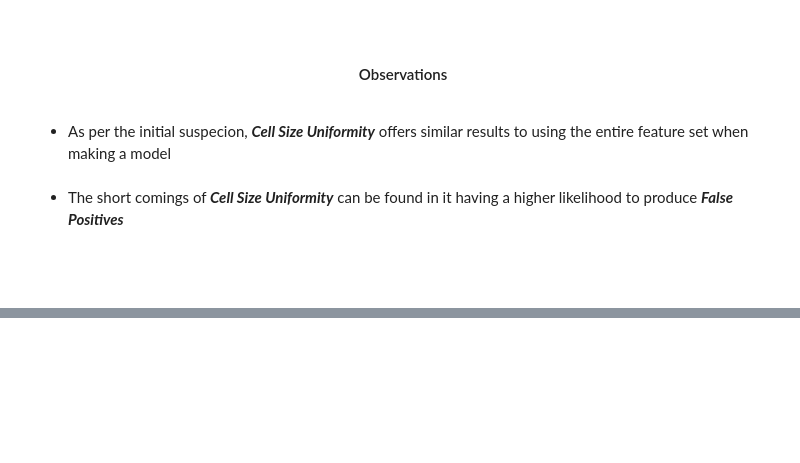
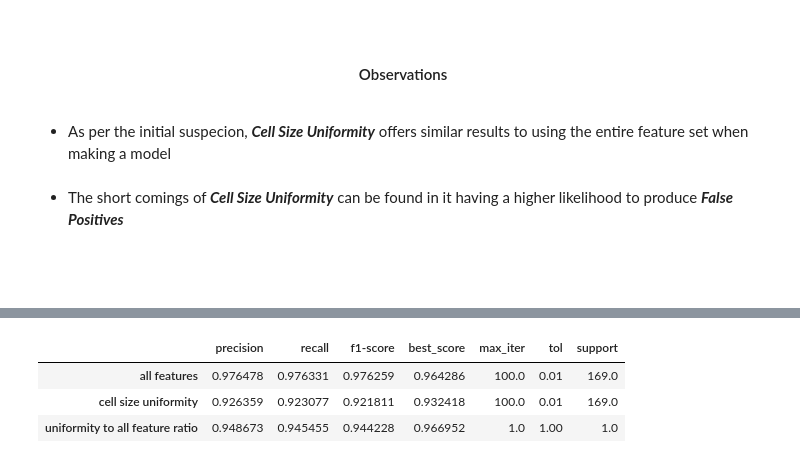
Before and after one commit to MondeAnna/predicting-breast-cancer, a Jupyter notebook: notebooks/predict_breast_cancer.ipynb, the cells around one changed output, grey strips where cells are left out. Saved outputs shown, nothing was run; the diff lists cells and outputs as text; code cells hidden in the pictures; blank space fills up the shorter version.

Commit message:
feat (metrics): measure precision, recall, f-1 and cross-validate

```diff
--- a/notebooks/predict_breast_cancer.ipynb
+++ b/notebooks/predict_breast_cancer.ipynb
@@ -693,0 +724,40 @@ plt.show()
+# %%
+def get_optimal_values(model, X_test, y_test):
+    best_score = model.best_score_
+    best_params = model.best_params_
+    prediction = model.predict(X_test)
+
+    classifications = classification_report(
+        y_test,
+        prediction,
+        output_dict=True
+    )
+
+    return {
+        "best_score": best_score,
+        **best_params,
+        **classifications["weighted avg"],
+    }
+# %%
+optimal_model_values = {}
+
+training_sets = [
+    ("all features", X_all_train, X_all_test, y_all_train, y_all_test),
+    ("cell size uniformity", X_uniformity_train, X_uniformity_test, y_uniformity_train, y_uniformity_test)
+]
+
+for name, X_train, X_test, y_train, y_test in training_sets:
+    model = get_trained_grid_model(X_train, y_train)
+    optimal_model_values[name] = get_optimal_values(model, X_test, y_test)
+# %%
+cv_scores = pd.DataFrame(optimal_model_values)
+
+cv_scores["uniformity to all feature ratio"] = cv_scores["cell size uniformity"] / cv_scores["all features"]
+cv_scores = cv_scores.T
+
+cv_scores[["precision", "recall", "f1-score", "best_score", "max_iter", "tol", "support"]]
+# %% [output]
+|  | precision | recall | f1-score | best_score | max_iter | tol | support |
+| all features | 0.976478 | 0.976331 | 0.976259 | 0.964286 | 100.0 | 0.01 | 169.0 |
+| cell size uniformity | 0.926359 | 0.923077 | 0.921811 | 0.932418 | 100.0 | 0.01 | 169.0 |
+| uniformity to all feature ratio | 0.948673 | 0.945455 | 0.944228 | 0.966952 | 1.0 | 1.00 | 1.0 |
```
Also changed, not shown: parts of 3 cells of this notebook.
